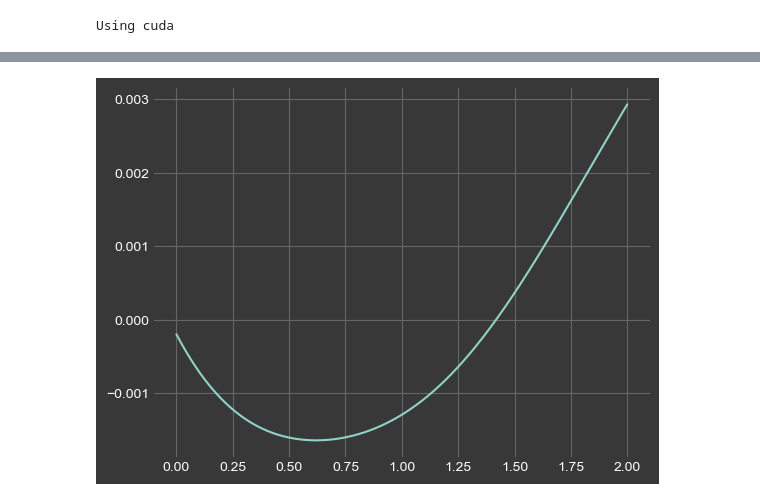
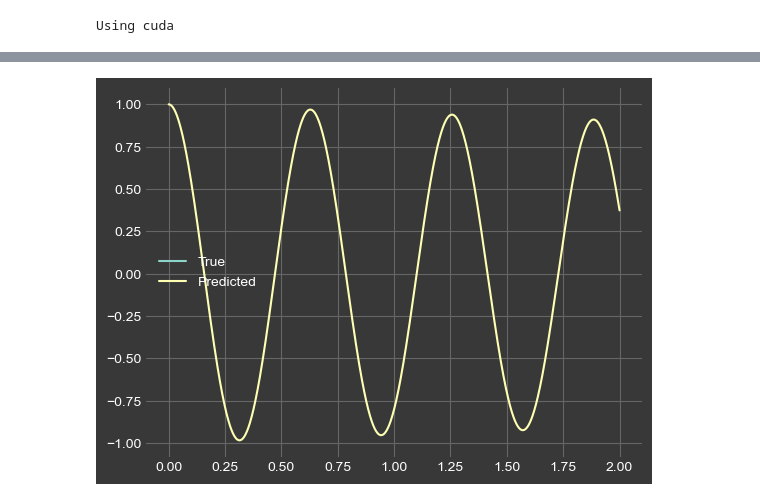
Before and after one commit to szvsw/hpc-building-simulation, a Jupyter notebook: pinn/harmonic_osc.ipynb, the cells around one changed output, grey strips where cells are left out. Cells and saved outputs as stored; diff of their text form; code cells hidden in the pictures.

Commit message:
update harmonic osc example

```diff
--- a/pinn/harmonic_osc.ipynb
+++ b/pinn/harmonic_osc.ipynb
@@ -31,7 +31,7 @@ print(f"Using {device}")
 Using cuda
 # %%
 class MLP(nn.Module):
-    def __init__(self, input_dim=1, hidden_layer_ct=3, hidden_dim=256, output_dim=1, activation=nn.Tanh(), *args, **kwargs) -> None:
+    def __init__(self, input_dim=1, hidden_layer_ct=2, hidden_dim=64, output_dim=1, activation=nn.Tanh(), *args, **kwargs) -> None:
         super(MLP,self).__init__(*args, **kwargs)
         self.input_dim = input_dim
         self.input_layer = nn.Sequential(nn.Linear(input_dim,hidden_dim), activation)
@@ -155,5 +179,5 @@ class PINN_0D:
 # %%
-pinn = PINN_0D()
-
-pinn.train(n_epochs=10000, reporting_frequency=500, mode="Adam")
+pinn.harmonic_osc_k = 100
+pinn.train(n_epochs=20, reporting_frequency=10, mode="Adam")
+pinn.train(n_epochs=1000, reporting_frequency=100, mode="lb")
 # %% [output]
@@ -167,8 +194,11 @@ KeyboardInterrupt:
 # %%
 with torch.no_grad():
     t = torch.linspace(0,2,1000,device=device).reshape(-1,1)
     y = pinn.net(t)
+    ytrue = pinn.oscillator_true(t)
     plt.figure()
-    plt.plot(t.flatten().cpu(),y.flatten().cpu())
+    plt.plot(t.flatten().cpu(),y.flatten().cpu(), label="True")
+    plt.plot(t.flatten().cpu(),ytrue.flatten().cpu(), label="Predicted")
+    plt.legend()
 # %% [output]
-[figure, old version]
+[figure, new version]
```
Also changed, not shown: parts of 3 cells of this notebook.
